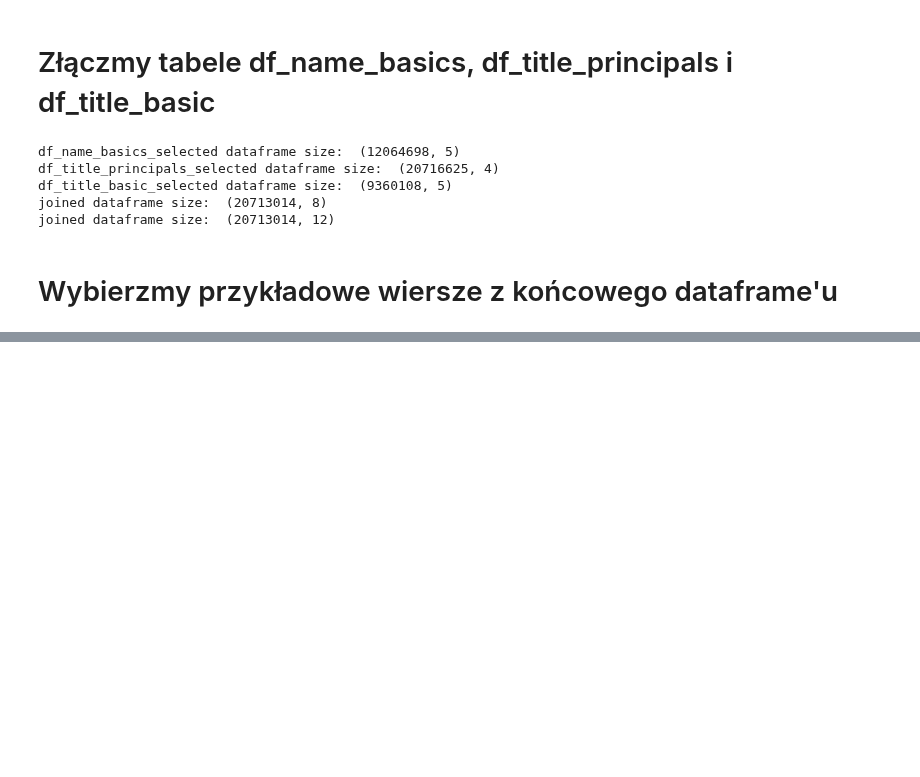
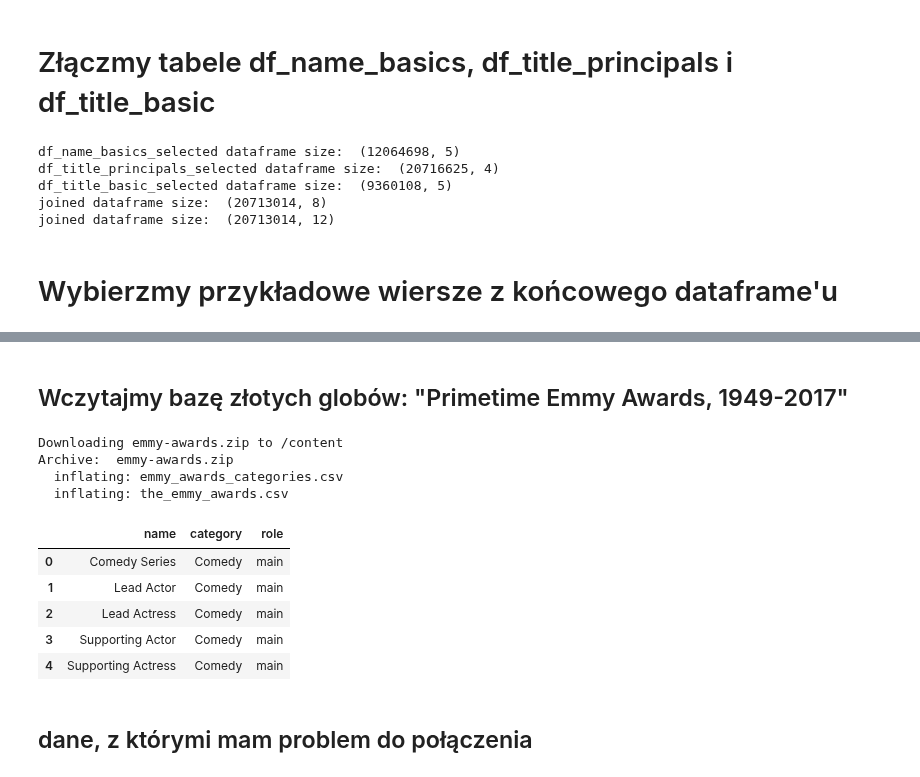
Before and after one commit to PiotrMaciejKowalski/BigData2022-actors, a Jupyter notebook: colabs/Wczytanie_danych.ipynb, the cells around one changed output, grey strips where cells are left out. Cells and saved outputs as stored; diff of their text form; code cells hidden in the pictures; blank space fills up the shorter version.

```diff
--- a/colabs/Wczytanie_danych.ipynb
+++ b/colabs/Wczytanie_danych.ipynb
@@ -184,0 +271,20 @@ sample
+# %% [markdown]
+## Wczytajmy bazę złotych globów: "Primetime Emmy Awards, 1949-2017"
+# %%
+! kaggle datasets download unanimad/emmy-awards #załadujmy dane
+! unzip emmy-awards.zip #rozpakujmy z zip'a
+emmy_awards=pd.read_csv('emmy_awards_categories.csv')
+emmy_awards.head()
+# %% [output]
+Downloading emmy-awards.zip to /content
+Archive:  emmy-awards.zip
+  inflating: emmy_awards_categories.csv
+  inflating: the_emmy_awards.csv
+|  | name | category | role |
+| 0 | Comedy Series | Comedy | main |
+| 1 | Lead Actor | Comedy | main |
+| 2 | Lead Actress | Comedy | main |
+| 3 | Supporting Actor | Comedy | main |
+| 4 | Supporting Actress | Comedy | main |
+# %% [markdown]
+## dane, z którymi mam problem do połączenia
```
Also changed, not shown: parts of 13 cells of this notebook.
